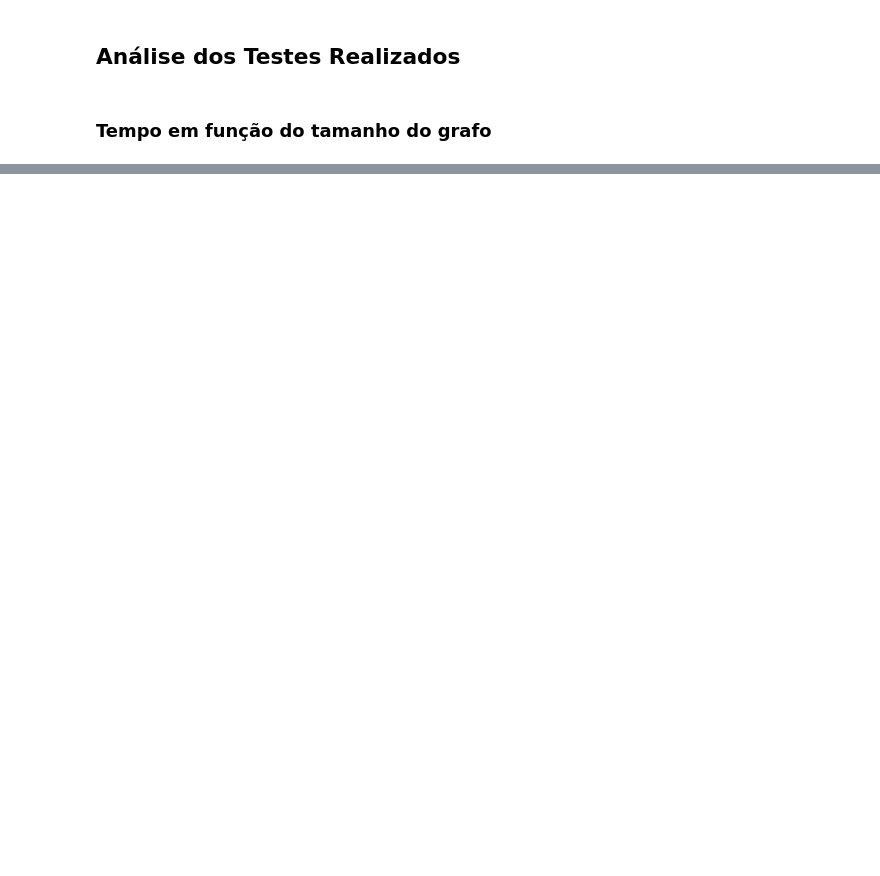
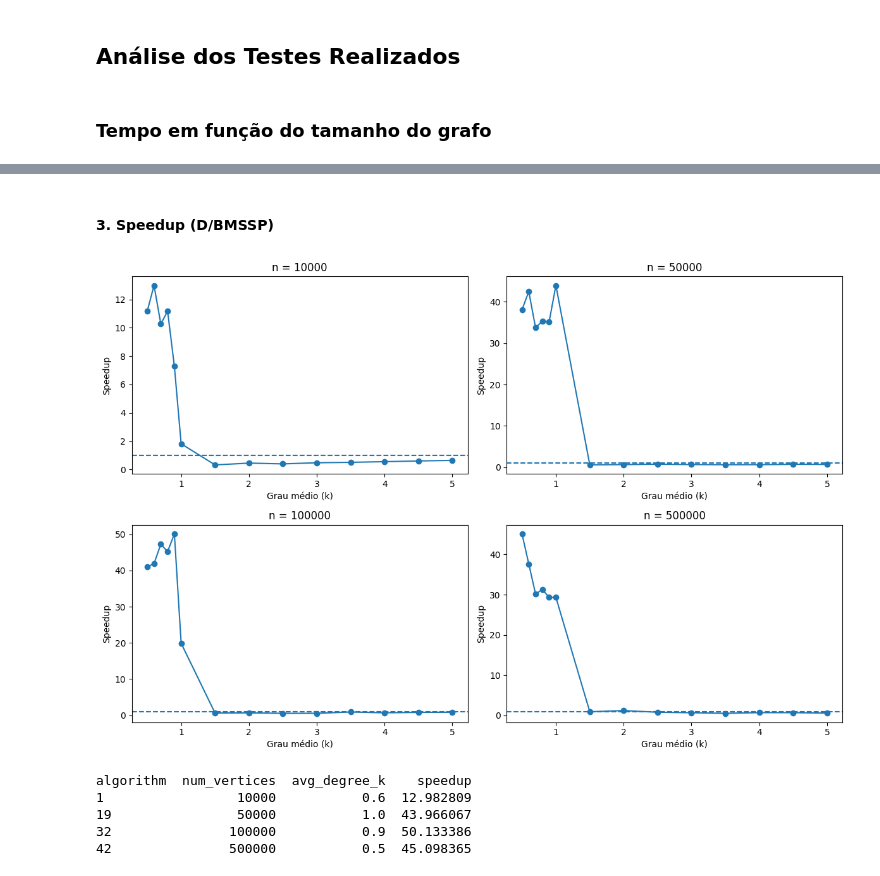
Before and after one commit to erick1-618/tcc_graphs, a Jupyter notebook: analysis.ipynb, the cells around one changed output, grey strips where cells are left out. Cells and saved outputs as stored; diff of their text form; code cells hidden in the pictures; blank space fills up the shorter version.

```diff
--- a/analysis.ipynb
+++ b/analysis.ipynb
@@ -41,0 +141,68 @@ for num in num_vertices:
+# %% [markdown]
+#### 3. Speedup (D/BMSSP)
+# %%
+pivot = (
+    df.groupby(
+        ["num_vertices", "avg_degree_k", "algorithm"]
+    )["execution_time"]
+    .mean()
+    .unstack()
+    .reset_index()
+)
+
+pivot["speedup"] = (
+    pivot["dijkstra"]
+    /
+    pivot["sssp_duan_et_al"]
+)
+
+fig, axes = plt.subplots(
+    2,
+    2,
+    figsize=(12, 8)
+)
+
+axes = axes.flatten()
+
+for ax, n in zip(
+    axes,
+    sorted(pivot["num_vertices"].unique())
+):
+
+    subset = pivot[
+        pivot["num_vertices"] == n
+    ]
+
+    ax.plot(
+        subset["avg_degree_k"],
+        subset["speedup"],
+        marker="o"
+    )
+
+    ax.axhline(
+        1,
+        linestyle="--"
+    )
+
+    ax.set_title(f"n = {n}")
+    ax.set_xlabel("Grau médio (k)")
+    ax.set_ylabel("Speedup")
+
+plt.tight_layout()
+plt.show()
+# %% [output]
+[figure, added]
+# %%
+best_speedups = (
+    pivot.loc[
+        pivot.groupby("num_vertices")["speedup"].idxmax()
+    ][["num_vertices", "avg_degree_k", "speedup"]]
+)
+
+print(best_speedups)
+# %% [output]
+algorithm  num_vertices  avg_degree_k    speedup
+1                 10000           0.6  12.982809
+19                50000           1.0  43.966067
+32               100000           0.9  50.133386
+42               500000           0.5  45.098365
```
Also changed, not shown: parts of 7 cells of this notebook.
